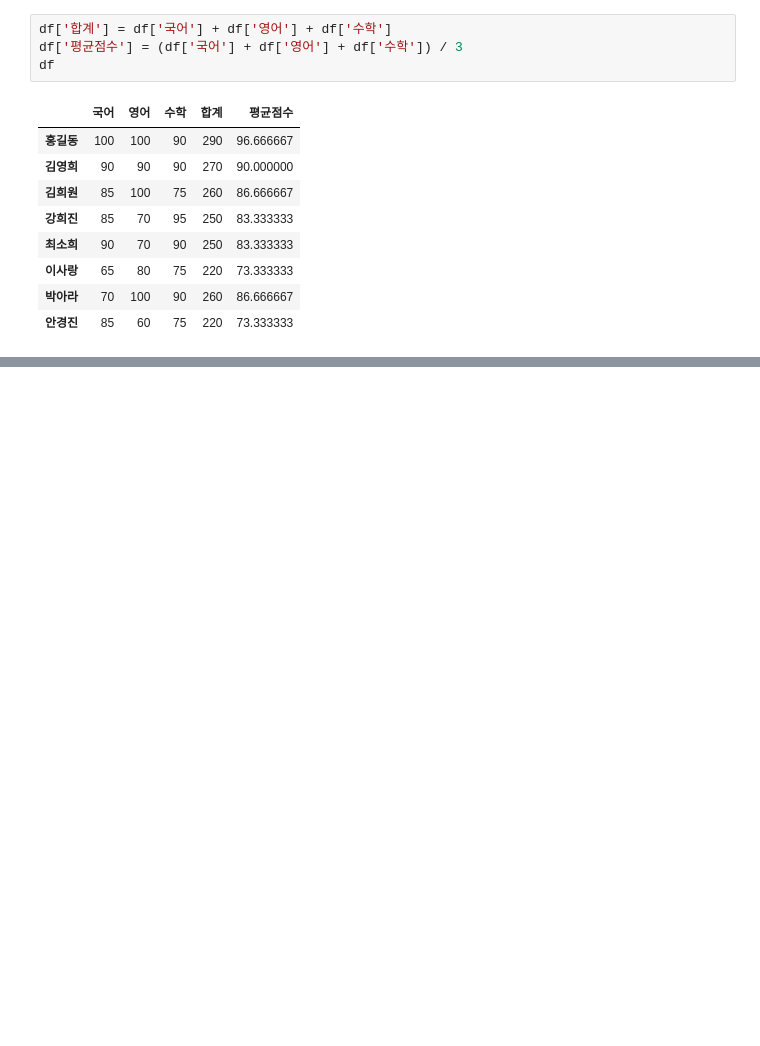
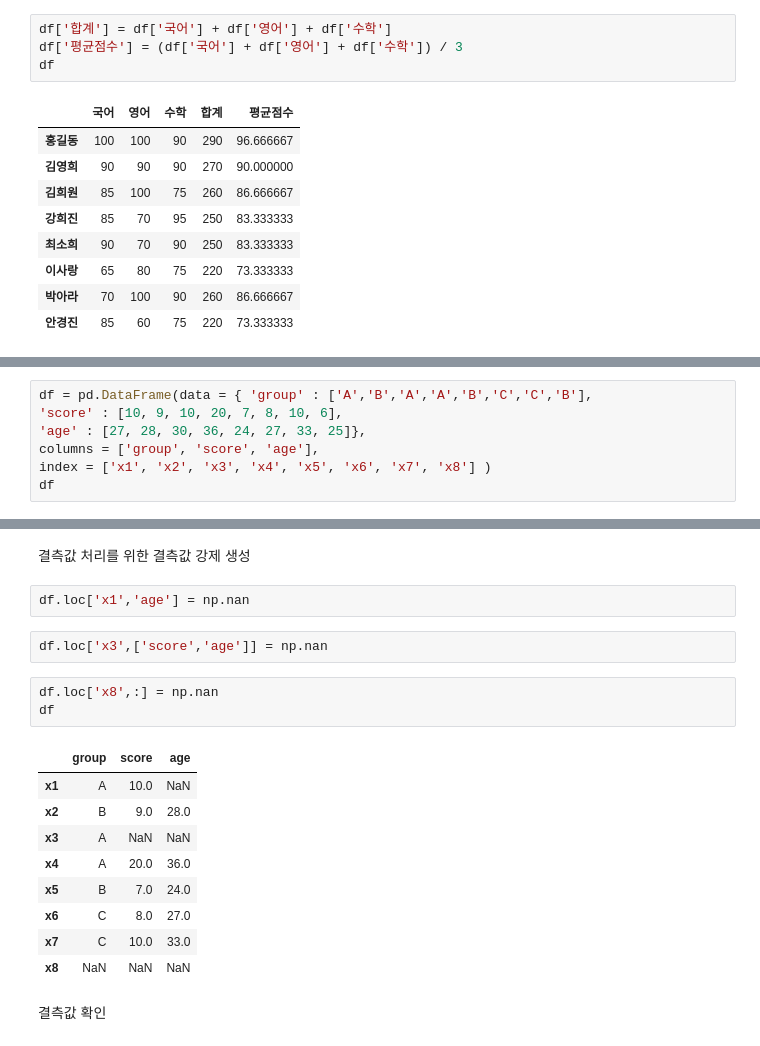
Before and after one commit to junghunam/2023.AI, a Jupyter notebook: 파이썬_성장기.ipynb, the cells around one changed output, grey strips where cells are left out. Saved outputs shown, nothing was run; the diff lists cells and outputs as text; blank space fills up the shorter version.

```diff
--- a/파이썬_성장기.ipynb
+++ b/파이썬_성장기.ipynb
@@ -1018,0 +1024,7 @@ df
+# %%
+df = pd.DataFrame(data = { 'group' : ['A','B','A','A','B','C','C','B'],
+'score' : [10, 9, 10, 20, 7, 8, 10, 6],
+'age' : [27, 28, 30, 36, 24, 27, 33, 25]},
+columns = ['group', 'score', 'age'],
+index = ['x1', 'x2', 'x3', 'x4', 'x5', 'x6', 'x7', 'x8'] )
+df
@@ -1018,0 +1041,21 @@ df
+# %% [markdown]
+결측값 처리를 위한 결측값 강제 생성
+# %%
+df.loc['x1','age'] = np.nan
+# %%
+df.loc['x3',['score','age']] = np.nan
+# %%
+df.loc['x8',:] = np.nan
+df
+# %% [output]
+|  | group | score | age |
+| x1 | A | 10.0 | NaN |
+| x2 | B | 9.0 | 28.0 |
+| x3 | A | NaN | NaN |
+| x4 | A | 20.0 | 36.0 |
+| x5 | B | 7.0 | 24.0 |
+| x6 | C | 8.0 | 27.0 |
+| x7 | C | 10.0 | 33.0 |
+| x8 | NaN | NaN | NaN |
+# %% [markdown]
+결측값 확인
```
Also changed, not shown: parts of 32 cells of this notebook.
